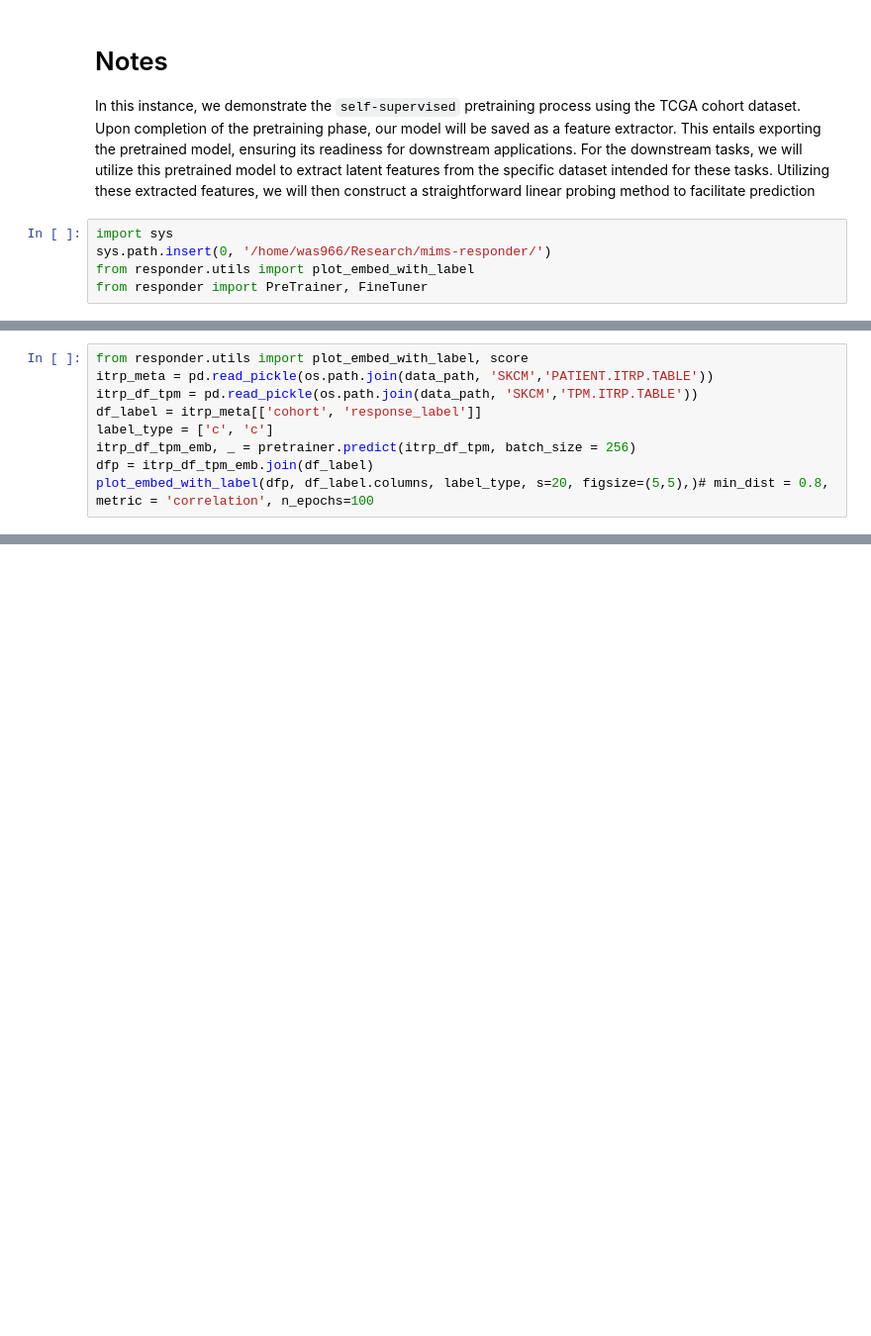
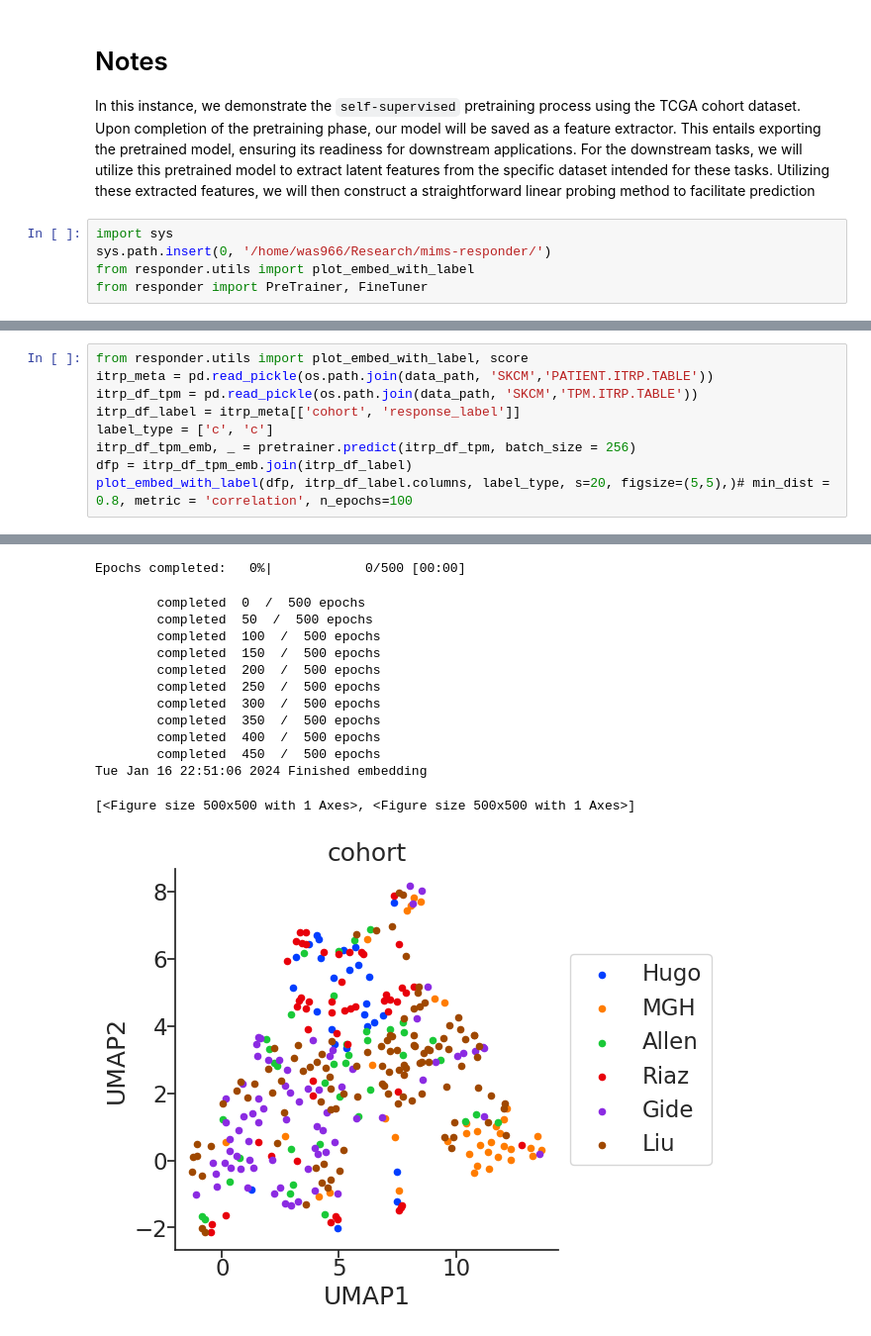
Before and after one commit to ashyamal/COMPASS, a Jupyter notebook: example/script/00_pretrain.ipynb, the cells around one changed output, grey strips where cells are left out. Shown at 99% size. Drawn from its saved outputs; the diff is of its cells as text; blank space fills up the shorter version.

```diff
--- a/example/script/00_pretrain.ipynb
+++ b/example/script/00_pretrain.ipynb
@@ -83,8 +178,9 @@ plot_embed_with_label(dfp, df_label_plot.columns, label_type, s=5, figsize=(5,5)
 from responder.utils import plot_embed_with_label, score
 itrp_meta = pd.read_pickle(os.path.join(data_path, 'SKCM','PATIENT.ITRP.TABLE'))
 itrp_df_tpm = pd.read_pickle(os.path.join(data_path, 'SKCM','TPM.ITRP.TABLE'))
-df_label = itrp_meta[['cohort', 'response_label']]
+itrp_df_label = itrp_meta[['cohort', 'response_label']]
 label_type = ['c', 'c']
 itrp_df_tpm_emb, _ = pretrainer.predict(itrp_df_tpm, batch_size = 256)
-dfp = itrp_df_tpm_emb.join(df_label)
-plot_embed_with_label(dfp, df_label.columns, label_type, s=20, figsize=(5,5),)# min_dist = 0.8, metric = 'correlation', n_epochs=100
+dfp = itrp_df_tpm_emb.join(itrp_df_label)
+plot_embed_with_label(dfp, itrp_df_label.columns, label_type, s=20, figsize=(5,5),)# min_dist = 0.8, metric = 'correlation', n_epochs=100
+# %% [output]
@@ -90,0 +192,14 @@ plot_embed_with_label(dfp, df_label.columns, label_type, s=20, figsize=(5,5),)#
+Epochs completed:   0%|            0/500 [00:00]
+        completed  0  /  500 epochs
+        completed  50  /  500 epochs
+        completed  100  /  500 epochs
+        completed  150  /  500 epochs
+        completed  200  /  500 epochs
+        completed  250  /  500 epochs
+        completed  300  /  500 epochs
+        completed  350  /  500 epochs
+        completed  400  /  500 epochs
+        completed  450  /  500 epochs
+Tue Jan 16 22:51:06 2024 Finished embedding
+[<Figure size 500x500 with 1 Axes>, <Figure size 500x500 with 1 Axes>]
+[figure, added]
```
Also changed, not shown: parts of 9 cells of this notebook, 4 other files.
